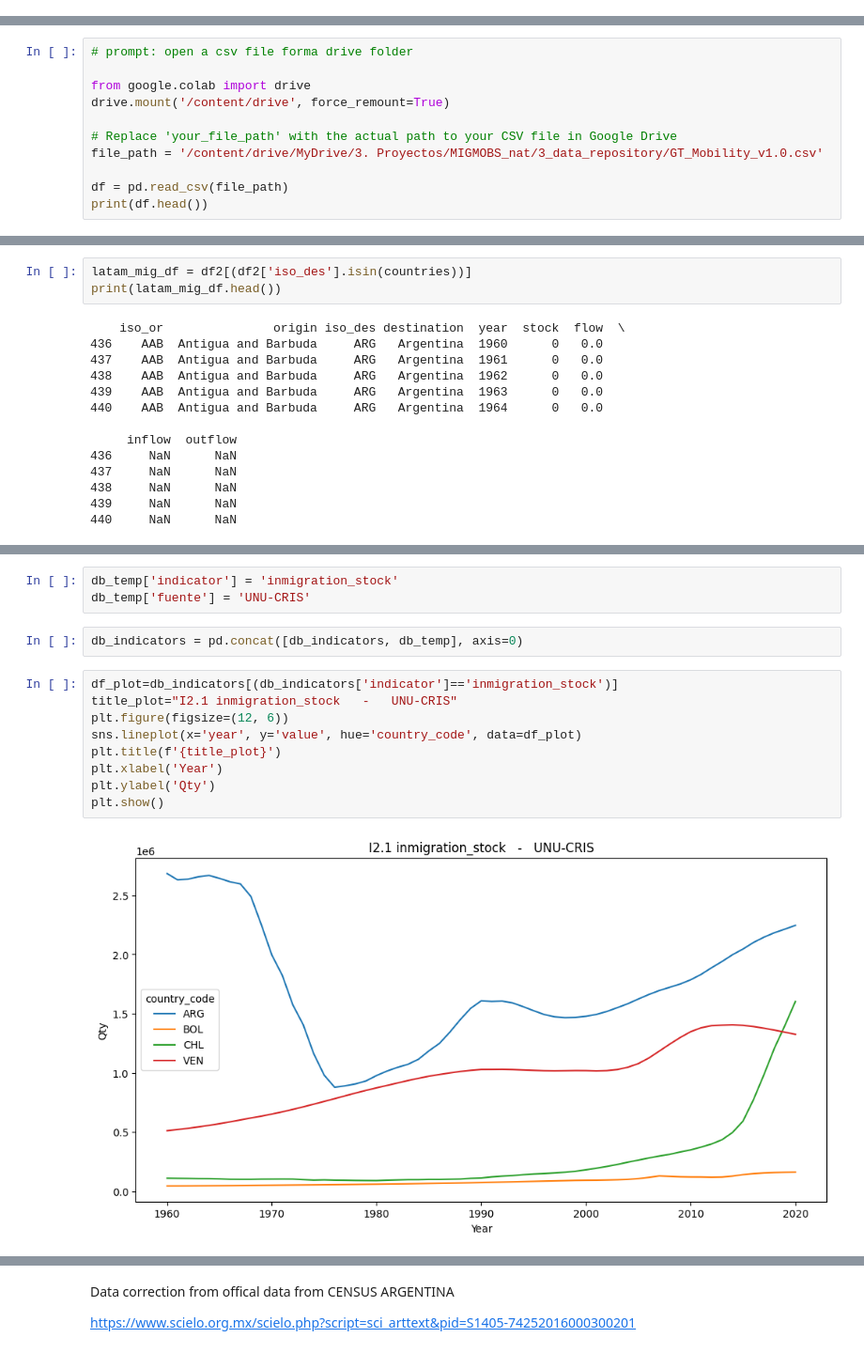
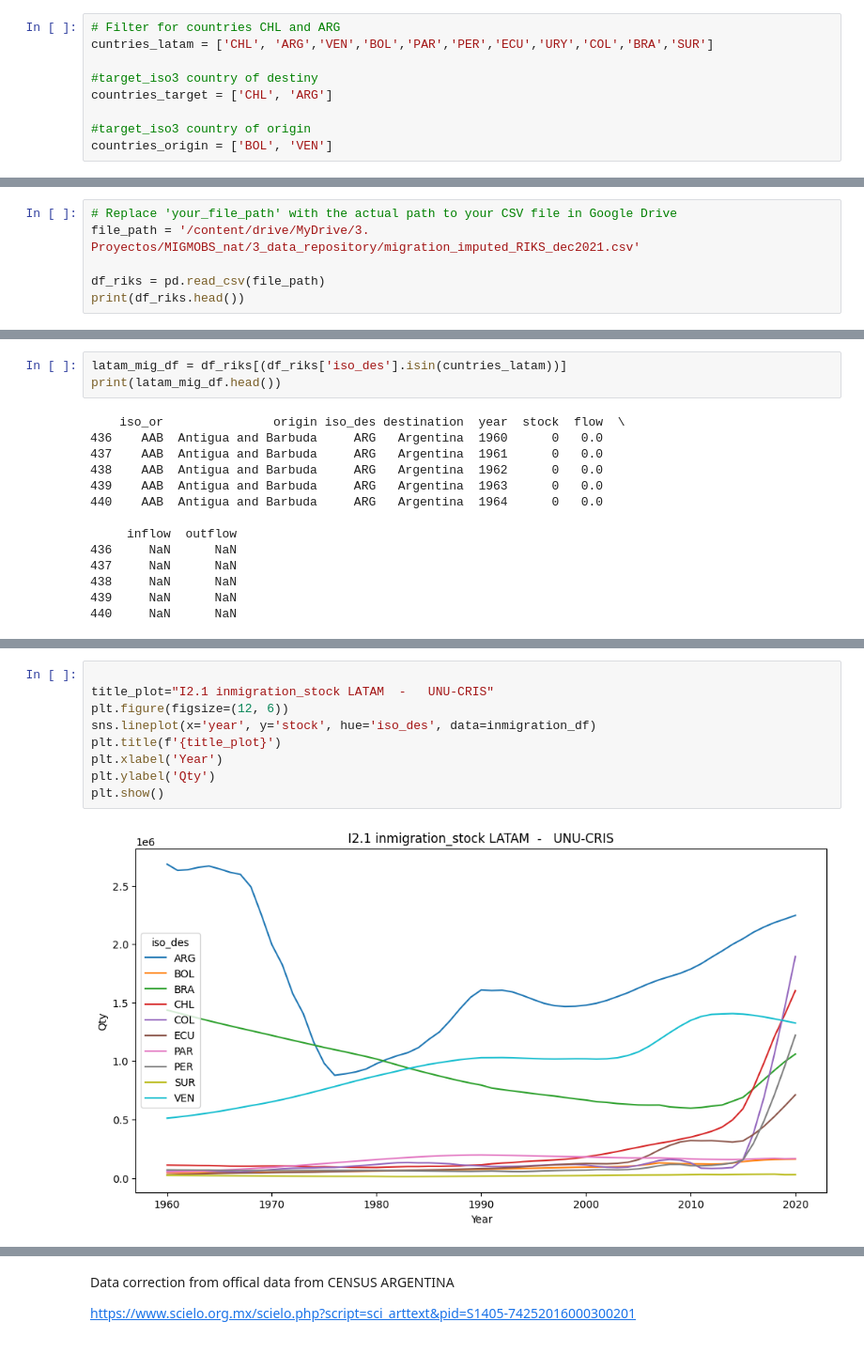
Before and after one commit to natdebandi/migmobs_exploratory, a Jupyter notebook: 1_migration_data.ipynb, the cells around one changed output, grey strips where cells are left out. Shown at 94% size. Saved outputs shown, nothing was run; the diff lists cells and outputs as text.

```diff
--- a/1_migration_data.ipynb
+++ b/1_migration_data.ipynb
@@ -20,0 +24,9 @@ import seaborn as sns
+# %%
+# Filter for countries CHL and ARG
+cuntries_latam = ['CHL', 'ARG','VEN','BOL','PAR','PER','ECU','URY','COL','BRA','SUR']
+
+#target_iso3 country of destiny
+countries_target = ['CHL', 'ARG']
+
+#target_iso3 country of origin
+countries_origin = ['BOL', 'VEN']
@@ -21,12 +42,7 @@ import seaborn as sns
 # %%
-# prompt: open a csv file forma drive folder
+# Replace 'your_file_path' with the actual path to your CSV file in Google Drive
+file_path = '/content/drive/MyDrive/3. Proyectos/MIGMOBS_nat/3_data_repository/migration_imputed_RIKS_dec2021.csv'
 
-from google.colab import drive
-drive.mount('/content/drive', force_remount=True)
-
-# Replace 'your_file_path' with the actual path to your CSV file in Google Drive
-file_path = '/content/drive/MyDrive/3. Proyectos/MIGMOBS_nat/3_data_repository/GT_Mobility_v1.0.csv'
-
-df = pd.read_csv(file_path)
-print(df.head())
+df_riks = pd.read_csv(file_path)
+print(df_riks.head())
 # %% [output]
@@ -242,5 +62,5 @@ print(df2.head())
 # %%
-latam_mig_df = df2[(df2['iso_des'].isin(countries))]
+latam_mig_df = df_riks[(df_riks['iso_des'].isin(cuntries_latam))]
 print(latam_mig_df.head())
 # %% [output]
     iso_or               origin iso_des destination  year  stock  flow  \
@@ -293,16 +96,11 @@ print(db_temp.head())
-# %%
-db_temp['indicator'] = 'inmigration_stock'
-db_temp['fuente'] = 'UNU-CRIS'
-# %%
-db_indicators = pd.concat([db_indicators, db_temp], axis=0)
 # %%
-df_plot=db_indicators[(db_indicators['indicator']=='inmigration_stock')]
-title_plot="I2.1 inmigration_stock   -   UNU-CRIS"
+
+title_plot="I2.1 inmigration_stock LATAM  -   UNU-CRIS"
 plt.figure(figsize=(12, 6))
-sns.lineplot(x='year', y='value', hue='country_code', data=df_plot)
+sns.lineplot(x='year', y='stock', hue='iso_des', data=inmigration_df)
 plt.title(f'{title_plot}')
 plt.xlabel('Year')
 plt.ylabel('Qty')
 plt.show()
 # %% [output]
-[figure, old version]
+[figure, new version]
```
Also changed, not shown: parts of 55 cells of this notebook.
